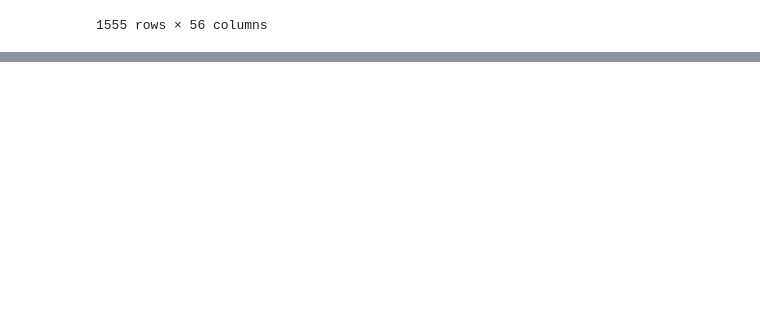
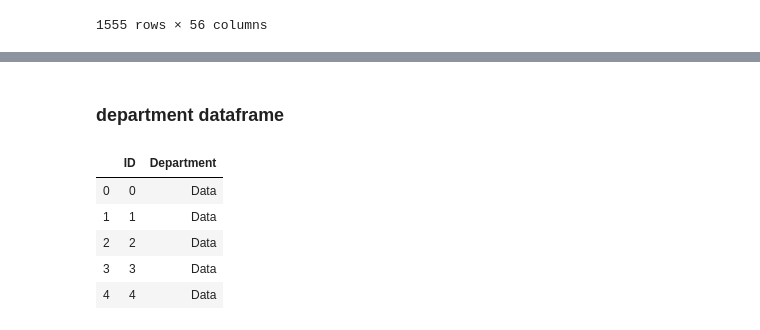
Before and after one commit to KhomotsoT/Data-wrangling, a Jupyter notebook: Data_wrangling.ipynb, the cells around one changed output, grey strips where cells are left out. Cells and saved outputs as stored; diff of their text form; code cells hidden in the pictures; blank space fills up the shorter version.

```diff
--- a/Data_wrangling.ipynb
+++ b/Data_wrangling.ipynb
@@ -98,0 +100,11 @@ display(personality_new)
+# %% [markdown]
+### department dataframe
+# %%
+department_data.head()
+# %% [output]
+|  | ID | Department |
+| 0 | 0 | Data |
+| 1 | 1 | Data |
+| 2 | 2 | Data |
+| 3 | 3 | Data |
+| 4 | 4 | Data |
```
Also changed, not shown: parts of 13 cells of this notebook.
